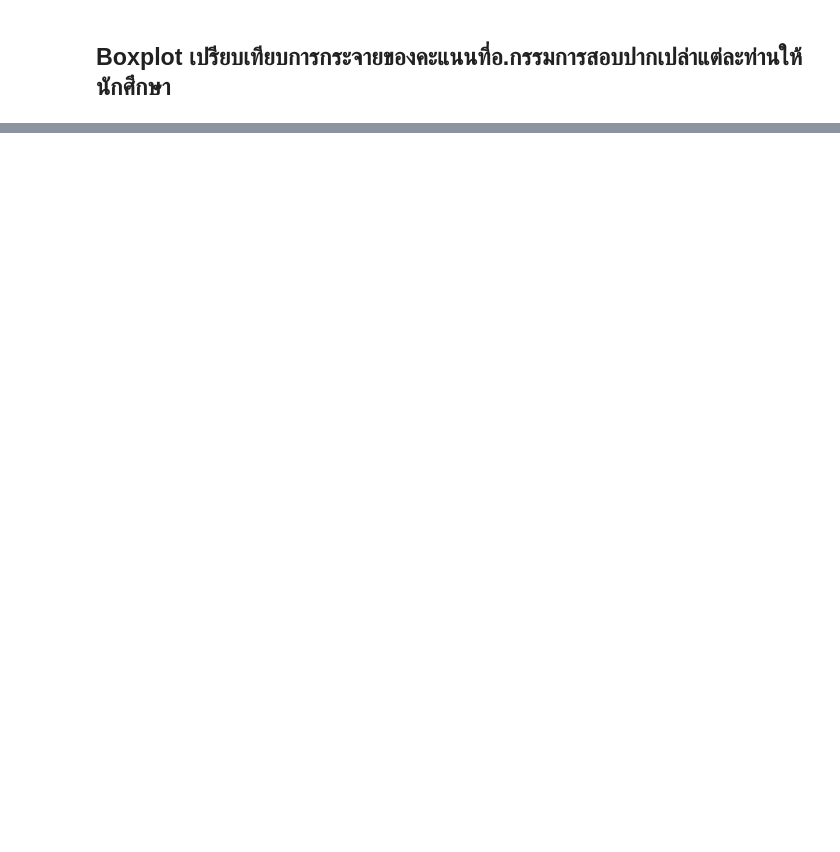
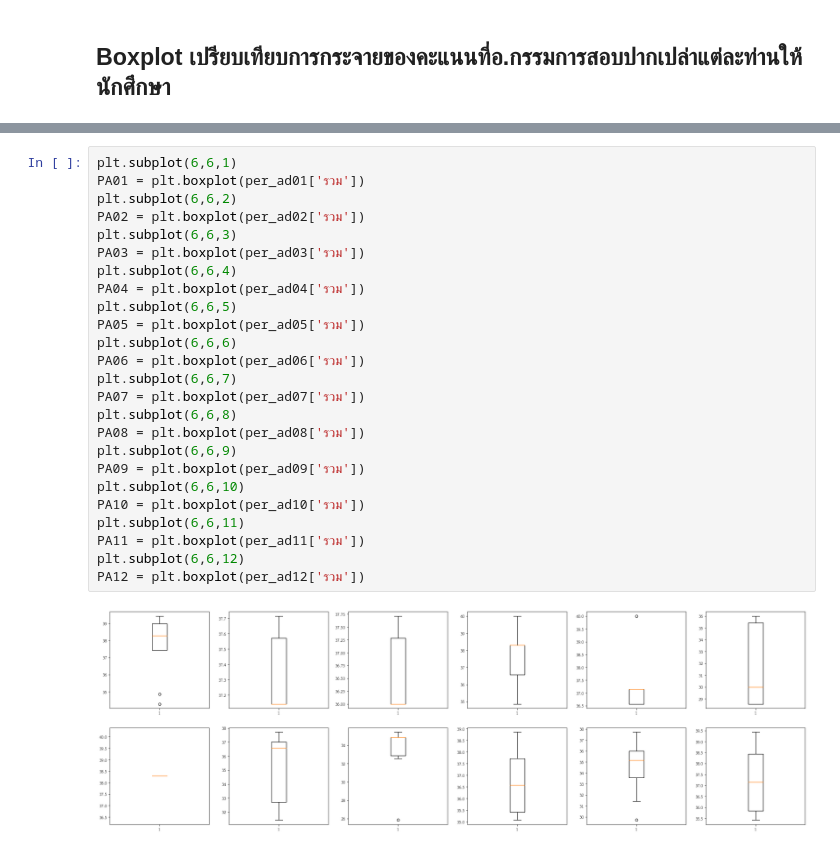
Before and after one commit to nannthd/BasicProg_DataViz65, a Jupyter notebook: DataViz65_Final.ipynb, the cells around one changed output, grey strips where cells are left out. Cells and saved outputs as stored; diff of their text form; blank space fills up the shorter version.

```diff
--- a/DataViz65_Final.ipynb
+++ b/DataViz65_Final.ipynb
@@ -1104,0 +1064,27 @@ plt.legend();
+# %%
+plt.subplot(6,6,1)
+PA01 = plt.boxplot(per_ad01['รวม'])
+plt.subplot(6,6,2)
+PA02 = plt.boxplot(per_ad02['รวม'])
+plt.subplot(6,6,3)
+PA03 = plt.boxplot(per_ad03['รวม'])
+plt.subplot(6,6,4)
+PA04 = plt.boxplot(per_ad04['รวม'])
+plt.subplot(6,6,5)
+PA05 = plt.boxplot(per_ad05['รวม'])
+plt.subplot(6,6,6)
+PA06 = plt.boxplot(per_ad06['รวม'])
+plt.subplot(6,6,7)
+PA07 = plt.boxplot(per_ad07['รวม'])
+plt.subplot(6,6,8)
+PA08 = plt.boxplot(per_ad08['รวม'])
+plt.subplot(6,6,9)
+PA09 = plt.boxplot(per_ad09['รวม'])
+plt.subplot(6,6,10)
+PA10 = plt.boxplot(per_ad10['รวม'])
+plt.subplot(6,6,11)
+PA11 = plt.boxplot(per_ad11['รวม'])
+plt.subplot(6,6,12)
+PA12 = plt.boxplot(per_ad12['รวม'])
+# %% [output]
+[figure, added]
```
Also changed, not shown: parts of 26 cells of this notebook.
